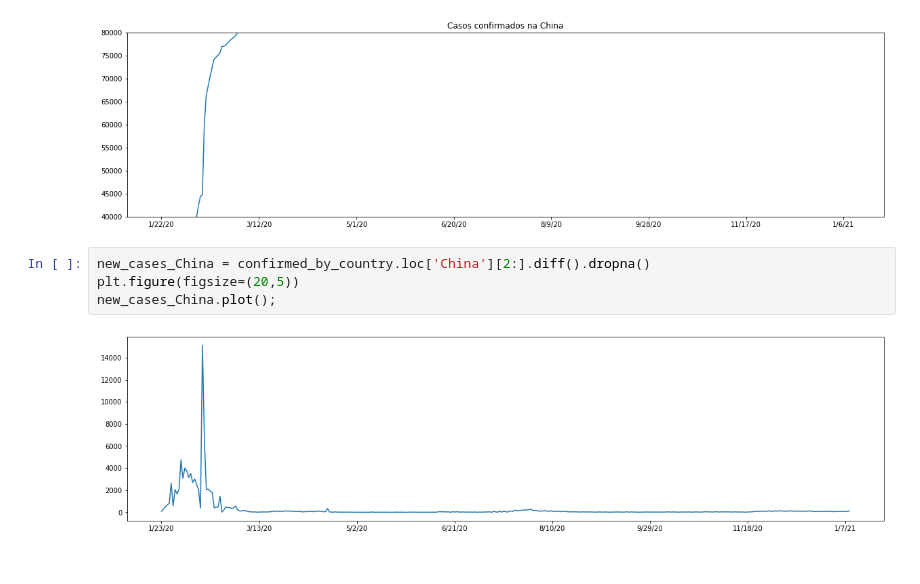
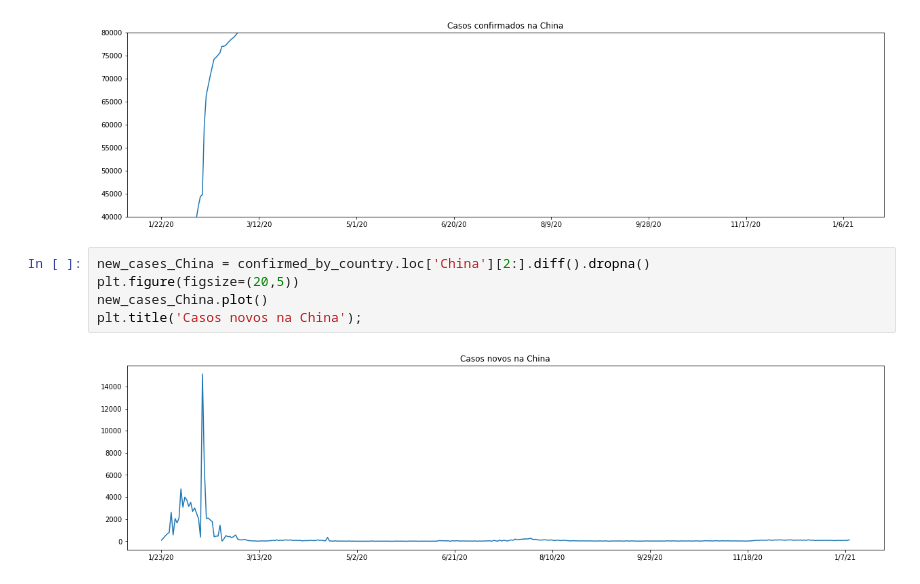
Before and after one commit to Daniel-ASG/Course_Classes, a Jupyter notebook: Data_Science_análises_para_saúde_e_medicina.ipynb, the cells around one changed output. Drawn from its saved outputs; the diff is of its cells as text.

```diff
--- a/Data_Science_análises_para_saúde_e_medicina.ipynb
+++ b/Data_Science_análises_para_saúde_e_medicina.ipynb
@@ -257,6 +277,7 @@ plt.title('Casos confirmados na China');
 # %%
 new_cases_China = confirmed_by_country.loc['China'][2:].diff().dropna()
 plt.figure(figsize=(20,5))
-new_cases_China.plot();
+new_cases_China.plot()
+plt.title('Casos novos na China');
 # %% [output]
-[figure, old version]
+[figure, new version]
```
Also changed, not shown: parts of 14 cells of this notebook.
